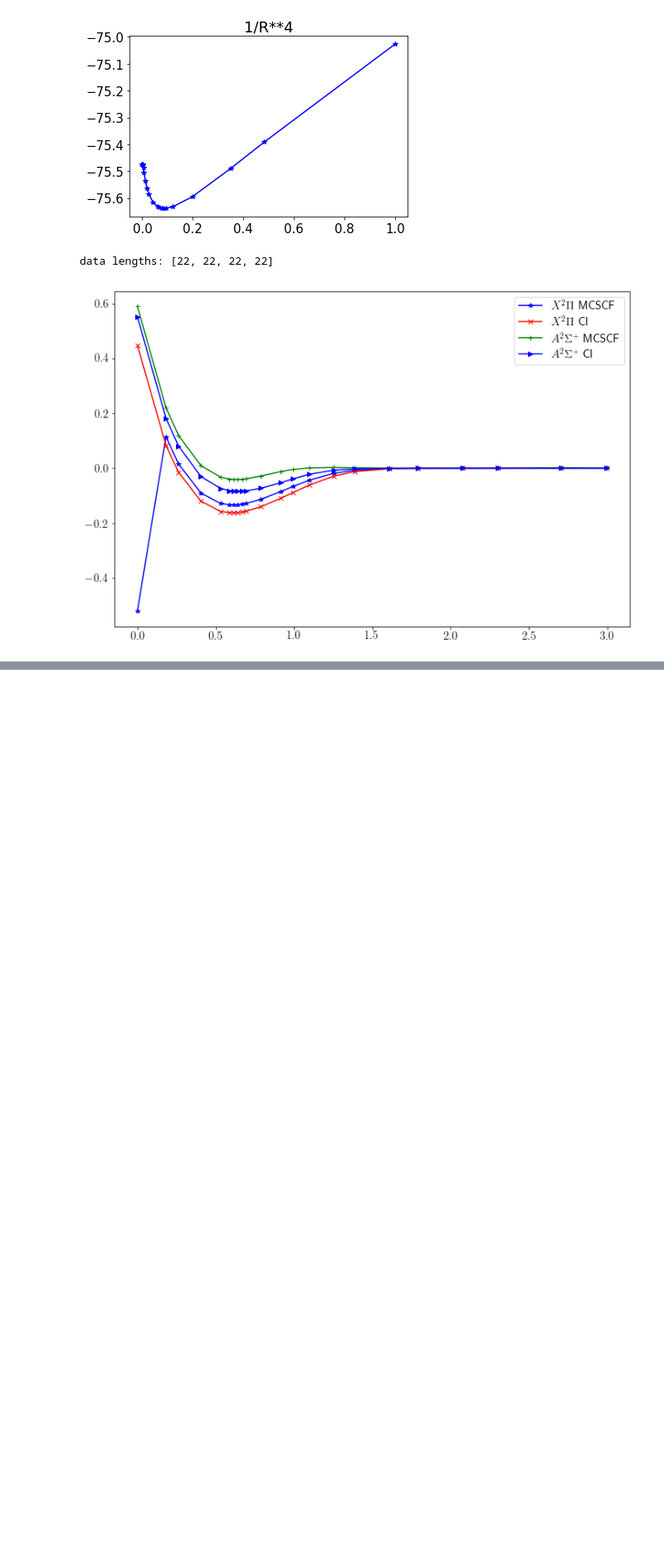
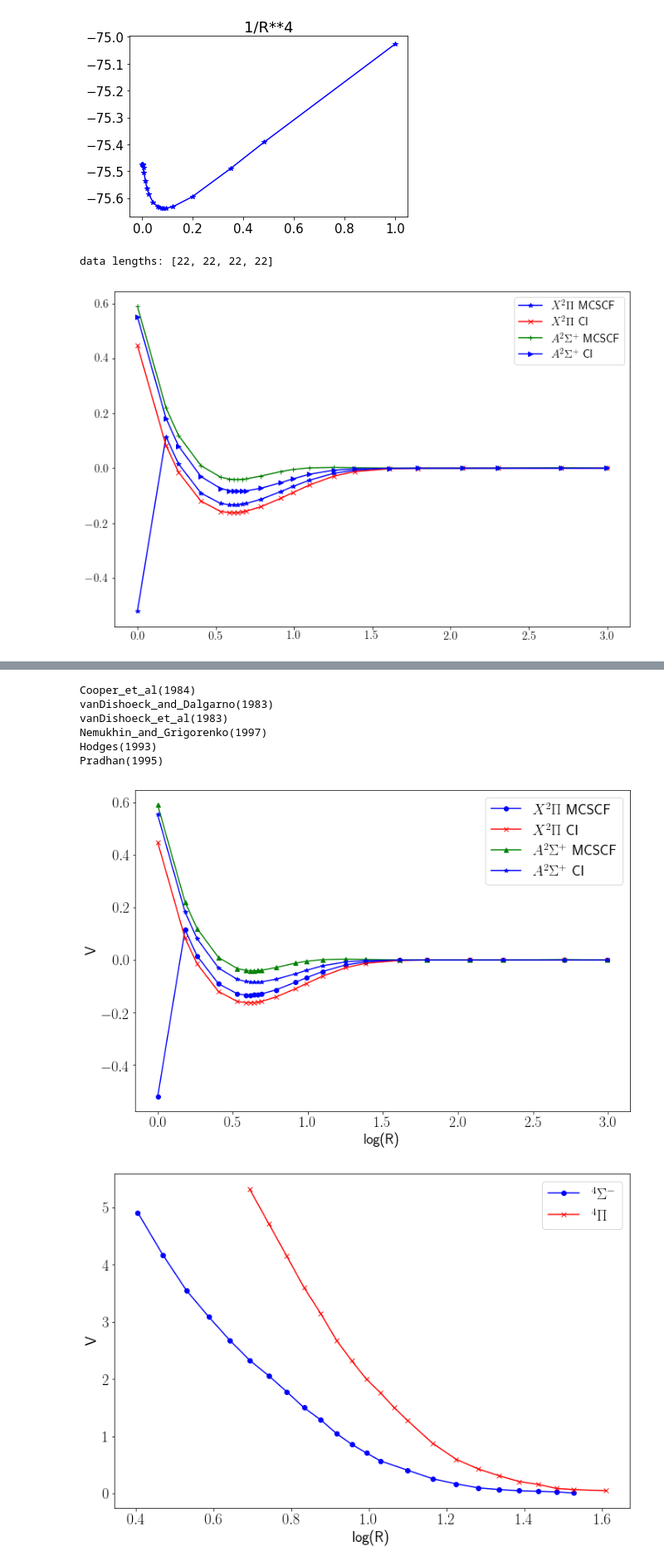
Before and after one commit to berylgithub/pes, a Jupyter notebook: PES_incremental_exp.ipynb, the cells around one changed output, grey strips where cells are left out. Shown at 83% size. Drawn from its saved outputs; the diff is of its cells as text; code cells hidden in the pictures; blank space fills up the shorter version.

```diff
--- a/PES_incremental_exp.ipynb
+++ b/PES_incremental_exp.ipynb
@@ -565,0 +613,65 @@ data lengths: [22, 22, 22, 22]
+# %%
+#OH (shift chu et al and re-arrange based on state)
+import matplotlib
+matplotlib.rcParams['text.usetex'] = True
+matplotlib.rcParams.update({'font.size': 20})
+import matplotlib.pyplot as plt
+fig, ax = plt.subplots(figsize=(12, 8))
+idxes = []
+legends = []
+for i in range(len(list_data)):
+    if (list_data[i]['mol'] == 'OH') and (list_data[i]['author'] == 'Chu et al 1974'):
+        list_data[i]['V'] -= list_data[i]['V'][-1]
+        idxes.append(i)
+        legends.append(list_data[i]['state'])
+for i, idx in enumerate(idxes):
+    ax.plot(np.log(list_data[idx]['R']), list_data[idx]['V'], shapes[i])
+ax.legend(legends)
+plt.xlabel('log(R)')
+plt.ylabel('V')
+
+#get unique states:
+author_set = []
+idxes = []
+#plot per author containing all states instead of per state:
+for i, data in enumerate(list_data):
+    if data["mol"] == 'OH' and data["author"] != 'Chu et al 1974':
+        author_set.append(data["author"])
+        idxes.append(i)
+author_set = set(author_set)
+#get indexes corresponding to each authors
+idxes = []
+author_set = list(author_set)
+for i, author in enumerate(author_set):
+    sub_idxes = []
+    for j,data in enumerate(list_data):
+        if data['author'] == author:
+            sub_idxes.append(j)
+    idxes.append(sub_idxes)
+
+#plot per author:
+for i in idxes:
+    print(list_data[i[0]]['author'])
+    import matplotlib
+    matplotlib.rcParams['text.usetex'] = True
+    matplotlib.rcParams.update({'font.size': 20})
+    import matplotlib.pyplot as plt
+    fig, ax = plt.subplots(figsize=(12, 8))
+    shape_idx = 0
+    legends = []
+    for j in i:
+        ax.plot(np.log(list_data[j]['R']), list_data[j]['V'], shapes[shape_idx])
+        legends.append(list_data[j]['state'])
+        shape_idx += 1
+    ax.legend(legends)
+    plt.xlabel('log(R)')
+    plt.ylabel('V')
+# %% [output]
+Cooper_et_al(1984)
+vanDishoeck_and_Dalgarno(1983)
+vanDishoeck_et_al(1983)
+Nemukhin_and_Grigorenko(1997)
+Hodges(1993)
+Pradhan(1995)
+[figure, added]
+[figure, added]
```
Also changed, not shown: parts of 7 cells of this notebook.
